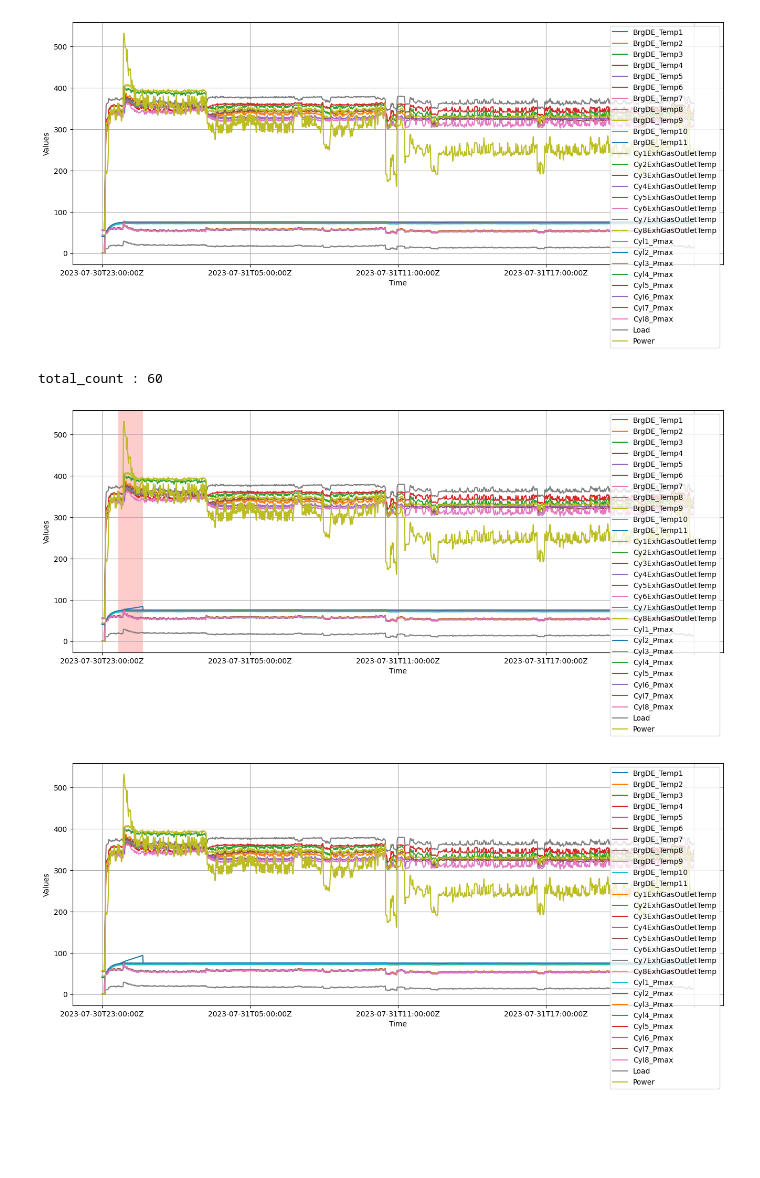
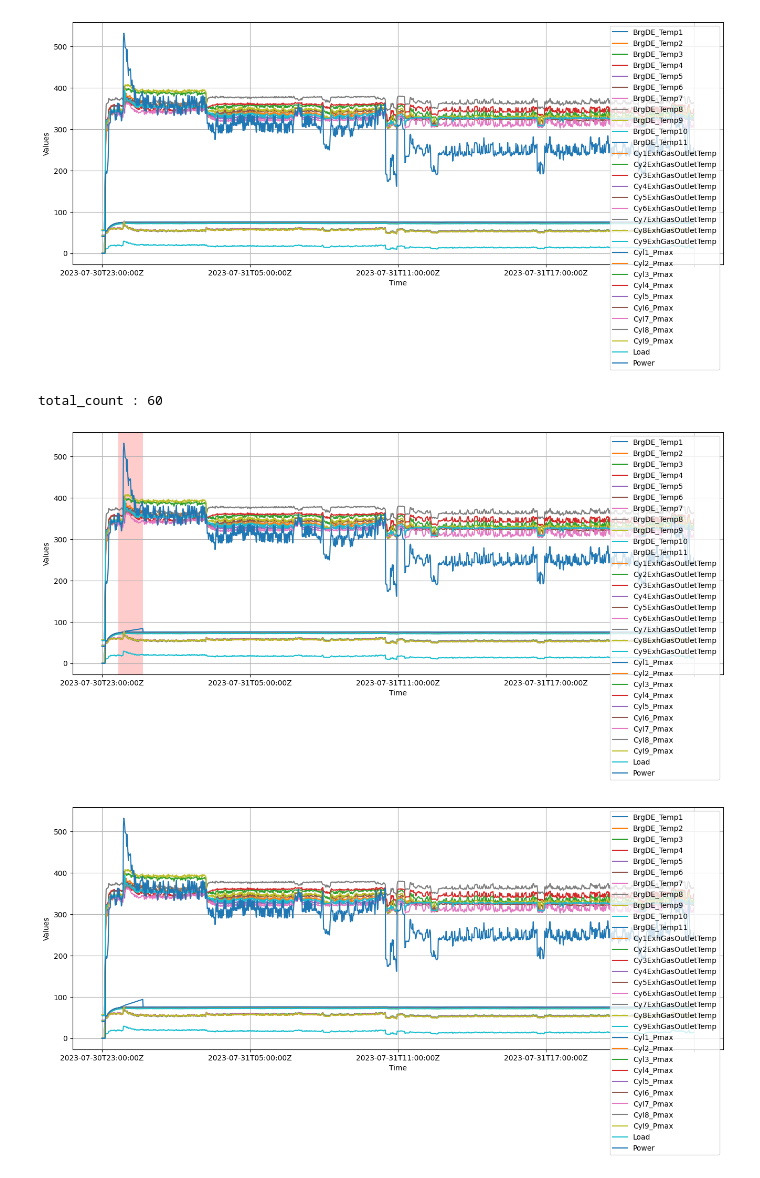
Before and after one commit to hhs0625/anomaly_detection, a Jupyter notebook: generator_engine/data_modificattion.ipynb, the cells around one changed output. Drawn from its saved outputs; the diff is of its cells as text; code cells hidden in the pictures; blank space fills up the shorter version.

```diff
--- a/generator_engine/data_modificattion.ipynb
+++ b/generator_engine/data_modificattion.ipynb
@@ -34,12 +34,12 @@ for i in range(1, 12):
     columns_to_include.append(col_name)
 
 # Convert relevant columns to numeric for DE2
-for i in range(1, 9):
+for i in range(1, 10):
     col_name = f'Cy{i}ExhGasOutletTemp'
     df_train_de2[col_name] = pd.to_numeric(df_train_de2[col_name])
     columns_to_include.append(col_name)
 
-for i in range(1, 9):
+for i in range(1, 10):
     col_name = f'Cyl{i}_Pmax'
     df_train_de2[col_name] = pd.to_numeric(df_train_de2[col_name])
     columns_to_include.append(col_name)
@@ -48,34 +48,34 @@ col_name = 'Load'
 df_train_de2[col_name] = pd.to_numeric(df_train_de2[col_name])
 columns_to_include.append(col_name)
 
 col_name = 'Power'
 df_train_de2[col_name] = pd.to_numeric(df_train_de2[col_name])
 columns_to_include.append(col_name)
 
 # Combine the two DataFrames by merging on the 'time' column
 combined_df = pd.merge(df_train_dg2, df_train_de2, on='time')
 
 # Set up the plot
 fig, ax_train = plt.subplots(figsize=(16, 6))
 
 # Plot selected columns
 for col_name in columns_to_include:
     ax_train.plot(combined_df['time'], combined_df[col_name], label=col_name, linestyle='-')
 
 # Set x-axis ticks and grid
 total_len = len(combined_df.index)
 ax_train.set_xticks(np.arange(0, total_len + 1, total_len / 4))
 ax_train.grid(True)
 
 # Set labels and legend
 ax_train.set_xlabel('Time')
 ax_train.set_ylabel('Values')
 ax_train.legend()
 
 # Show the plot
 plt.show()
 # %% [output]
-[figure, old version]
+[figure, new version]
 # %%
 # Manipulate the 'BrgDE_Temp1' data gradually
 start_manipulation_time = '2023-07-30T23:40:00Z'  # Start manipulation time
@@ -140,7 +140,7 @@ ax_train.axvspan(
 plt.show()
 # %% [output]
 total_count : 60
-[figure, old version]
+[figure, new version]
 # %%
 # Convert the combined and modified DataFrame back to InfluxDB data
 json_body = []
@@ -184,4 +184,4 @@ ax_train.legend()
 # Show the plot for the modified and combined data
 plt.show()
 # %% [output]
-[figure, old version]
+[figure, new version]
```
